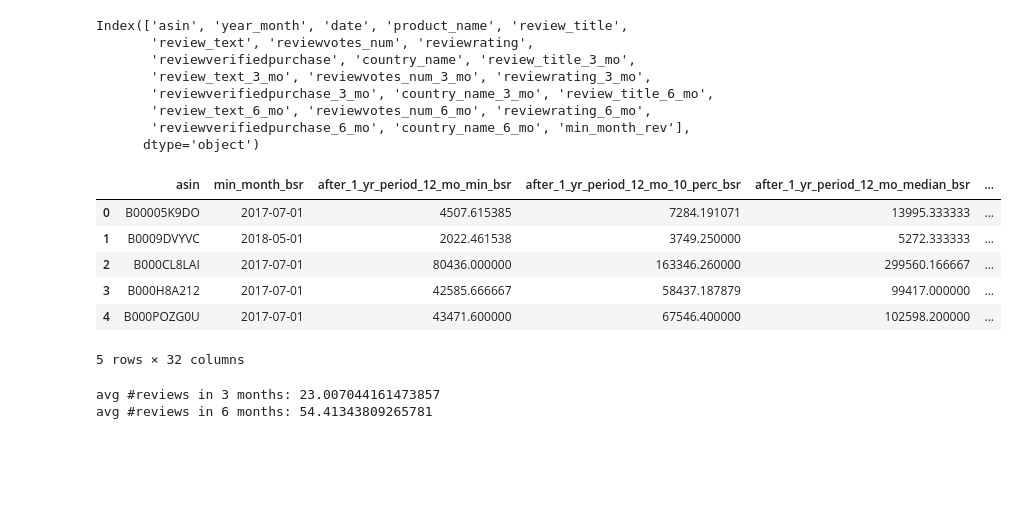
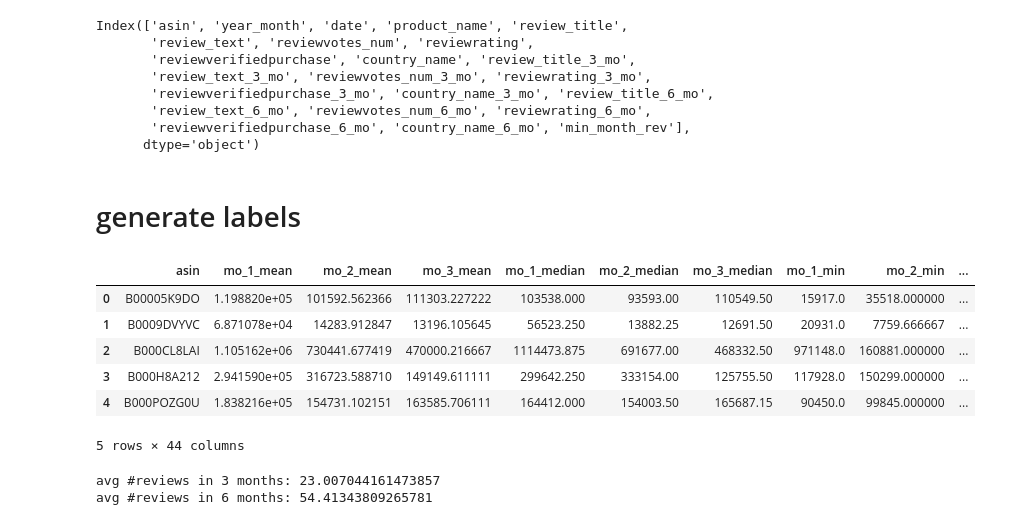
Before and after one commit to lotusxia/297r-caps, a Jupyter notebook: data_processing/preprocess_bsr_classification.ipynb, the cells around one changed output. Saved outputs shown, nothing was run; the diff lists cells and outputs as text; code cells hidden in the pictures; blank space fills up the shorter version.

```diff
--- a/data_processing/preprocess_bsr_classification.ipynb
+++ b/data_processing/preprocess_bsr_classification.ipynb
@@ -401,11 +524,15 @@ merged_data.to_pickle(f'{out_data}/bsr_rev_classification.pickle')
+# %% [markdown]
+# generate labels
+# %%
+data = pd.read_pickle(f'{int_data}/bsr_rev_classification.pickle')
 # %%
-merged_data.head()
+data.head()
 # %% [output]
-|  | asin | min_month_bsr | after_1_yr_period_12_mo_min_bsr | after_1_yr_period_12_mo_10_perc_bsr | after_1_yr_period_12_mo_median_bsr | ... |
-| 0 | B00005K9DO | 2017-07-01 | 4507.615385 | 7284.191071 | 13995.333333 | ... |
-| 1 | B0009DVYVC | 2018-05-01 | 2022.461538 | 3749.250000 | 5272.333333 | ... |
-| 2 | B000CL8LAI | 2017-07-01 | 80436.000000 | 163346.260000 | 299560.166667 | ... |
-| 3 | B000H8A212 | 2017-07-01 | 42585.666667 | 58437.187879 | 99417.000000 | ... |
-| 4 | B000POZG0U | 2017-07-01 | 43471.600000 | 67546.400000 | 102598.200000 | ... |
+|  | asin | mo_1_mean | mo_2_mean | mo_3_mean | mo_1_median | mo_2_median | mo_3_median | mo_1_min | mo_2_min | ... |
+| 0 | B00005K9DO | 1.198820e+05 | 101592.562366 | 111303.227222 | 103538.000 | 93593.00 | 110549.50 | 15917.0 | 35518.000000 | ... |
+| 1 | B0009DVYVC | 6.871078e+04 | 14283.912847 | 13196.105645 | 56523.250 | 13882.25 | 12691.50 | 20931.0 | 7759.666667 | ... |
+| 2 | B000CL8LAI | 1.105162e+06 | 730441.677419 | 470000.216667 | 1114473.875 | 691677.00 | 468332.50 | 971148.0 | 160881.000000 | ... |
+| 3 | B000H8A212 | 2.941590e+05 | 316723.588710 | 149149.611111 | 299642.250 | 333154.00 | 125755.50 | 117928.0 | 150299.000000 | ... |
+| 4 | B000POZG0U | 1.838216e+05 | 154731.102151 | 163585.706111 | 164412.000 | 154003.50 | 165687.15 | 90450.0 | 99845.000000 | ... |
-5 rows × 32 columns
+5 rows × 44 columns
 # %%
```
Also changed, not shown: parts of 29 cells of this notebook.
